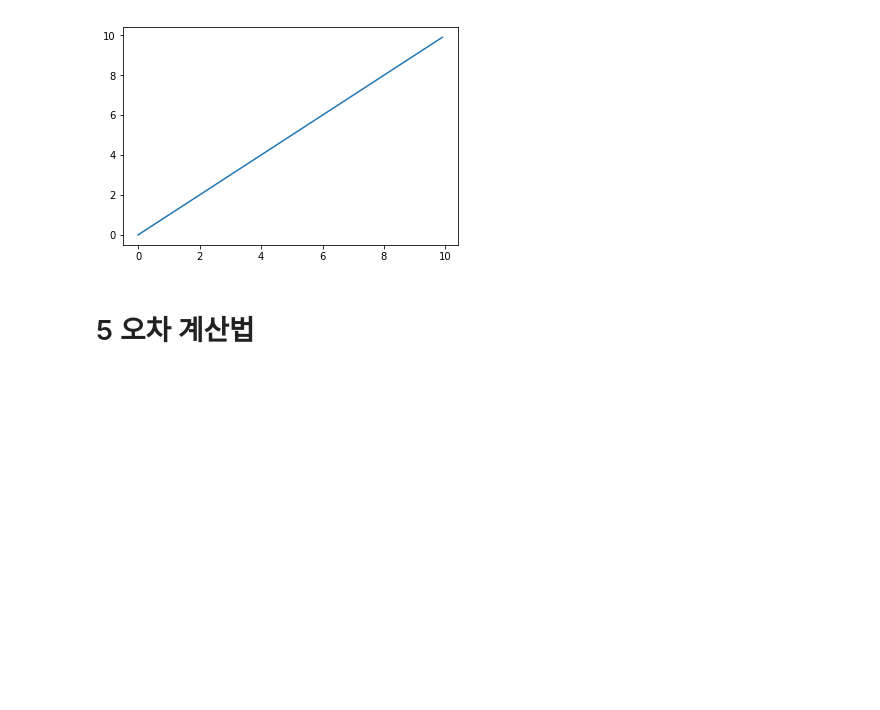
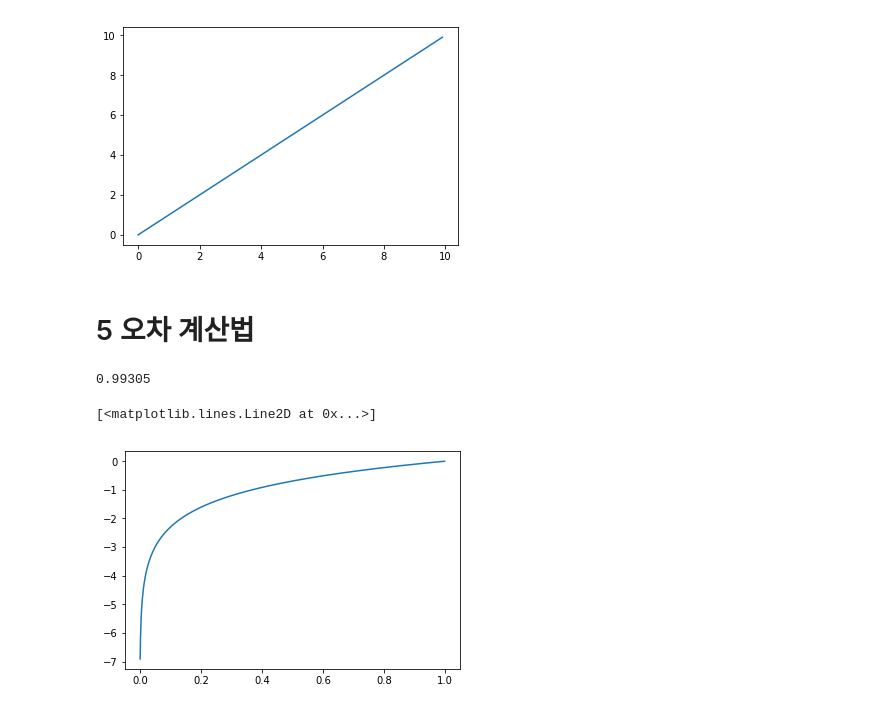
Before and after one commit to topchaebol/006762, a Jupyter notebook: 0703넘파이수업1.ipynb, the cells around one changed output. Cells and saved outputs as stored; diff of their text form; code cells hidden in the pictures; blank space fills up the shorter version.

```diff
--- a/0703넘파이수업1.ipynb
+++ b/0703넘파이수업1.ipynb
@@ -158,3 +158,18 @@ plt.plot(arr1, y)
 import numpy as np
 def sse(y, _y):
   return np.sum(np.square(np.array(y) - np.array(_y)))/2
+_y = [0.05, 0.1, 0.0, 0.6, 0.06, 0.1, 0.0, 0.0, 0.0]
+y =  [   0,   1,   0,   1,    0,   0,   1,   0,   0]
+E = sse(y,_y)
+E
+# %% [output]
+0.99305
+# %%
+import matplotlib.pyplot as plt
+%matplotlib inline
+x = np.arange(0,1,0.001)
+y = np.log(x)
+plt.plot(x, y)
+# %% [output]
+[<matplotlib.lines.Line2D at 0x...>]
+[figure, added]
```
